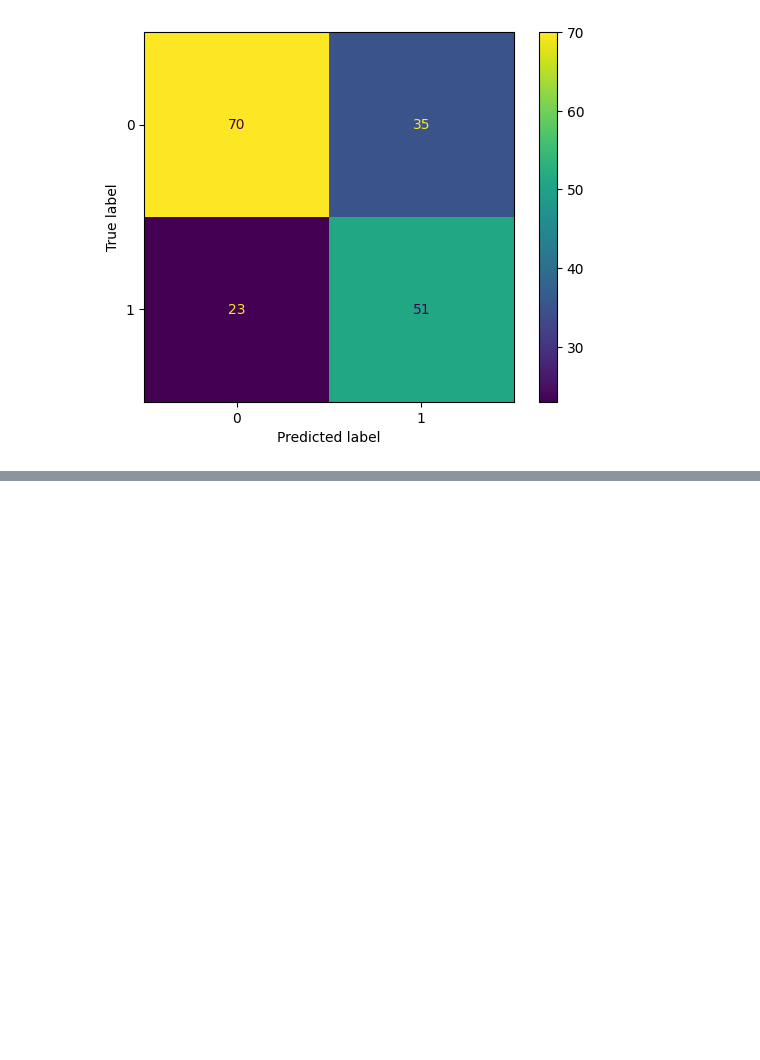
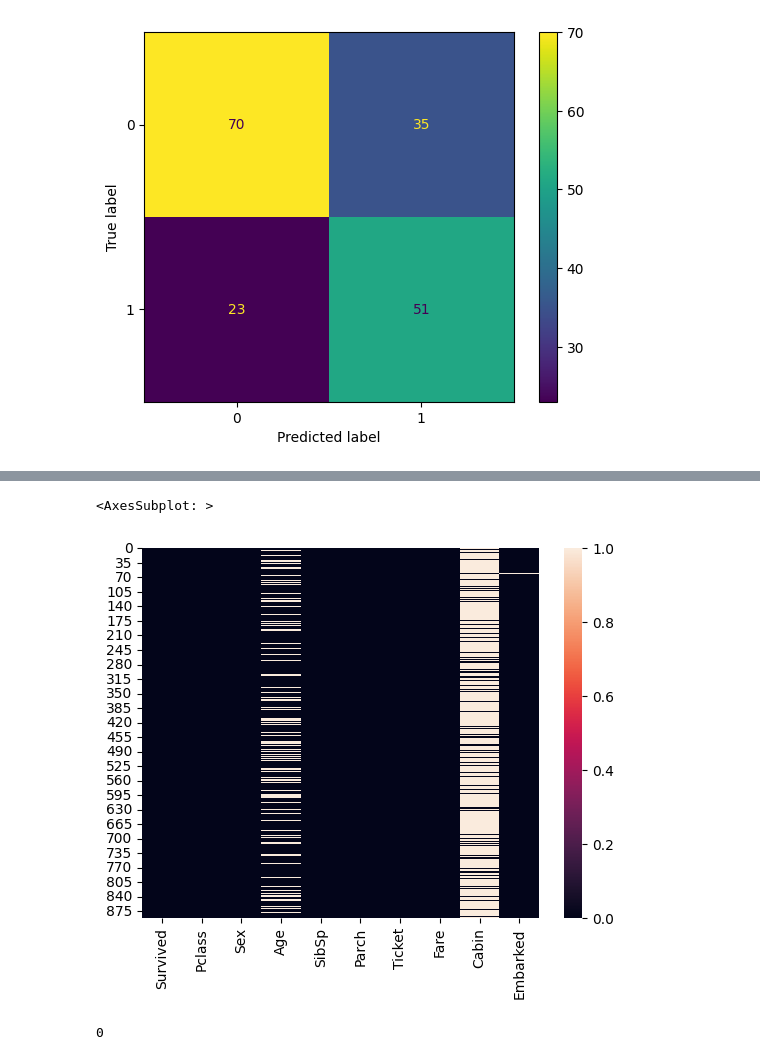
Before and after one commit to MichlF/projects, a Jupyter notebook: data_science/classification_titanic/classification_titanic.ipynb, the cells around one changed output, grey strips where cells are left out. Cells and saved outputs as stored; diff of their text form; code cells hidden in the pictures; blank space fills up the shorter version.

```diff
--- a/data_science/classification_titanic/classification_titanic.ipynb
+++ b/data_science/classification_titanic/classification_titanic.ipynb
@@ -135,0 +163,3 @@ plt.show()
+# %%
+df_to_analyze = titanic.drop(["Name", "PassengerId"], axis=1)
+df_to_analyze.head()
@@ -135,0 +193,9 @@ plt.show()
+# %%
+sns.heatmap(df_to_analyze.isna())
+# %% [output]
+<AxesSubplot: >
+[figure, added]
+# %%
+sum(df_to_analyze["Fare"].isna())
+# %% [output]
+0
```
Also changed, not shown: parts of 36 cells of this notebook.
